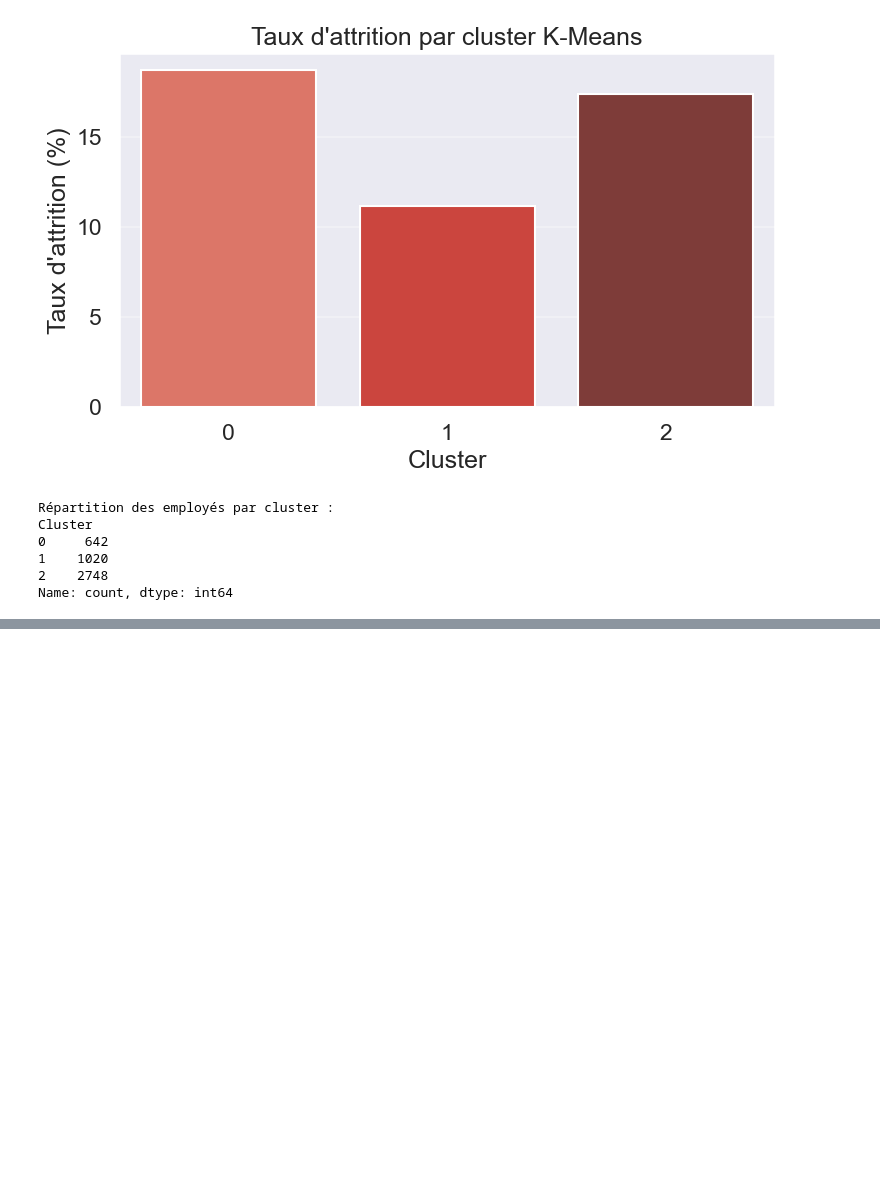
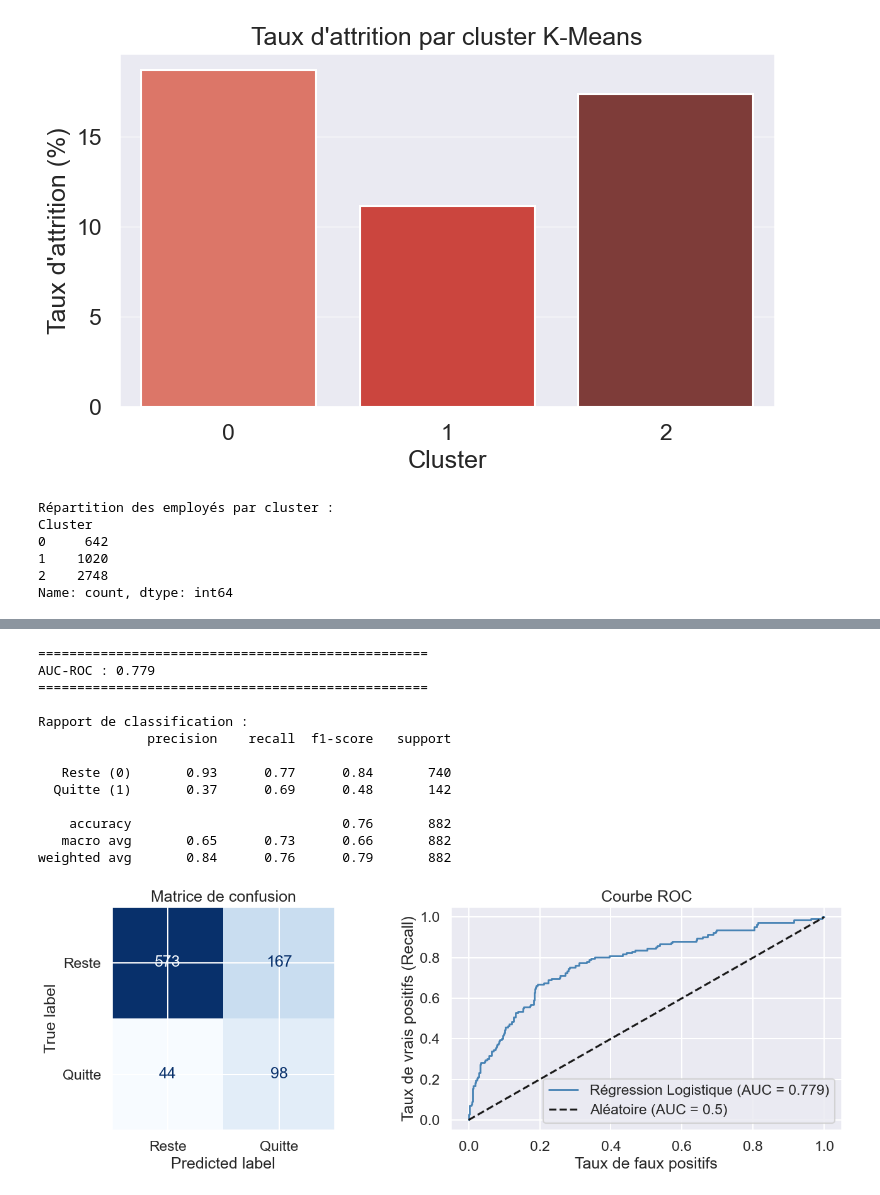
Before and after one commit to Raikuji/Cesi_Machine_Learning, a Jupyter notebook: projet_ia.ipynb, the cells around one changed output, grey strips where cells are left out. Saved outputs shown, nothing was run; the diff lists cells and outputs as text; code cells hidden in the pictures; blank space fills up the shorter version.

Commit message:
regression logistique + matrice confusions + interpret coefs

```diff
--- a/projet_ia.ipynb
+++ b/projet_ia.ipynb
@@ -747,0 +840,80 @@ Name: count, dtype: int64
+# %%
+from sklearn.linear_model import LogisticRegression
+from sklearn.metrics import (
+    classification_report, confusion_matrix,
+    roc_auc_score, roc_curve, ConfusionMatrixDisplay
+)
+
+# --- 15.1 Entraînement du modèle ---
+# class_weight='balanced' : compense le déséquilibre 84%/16%
+# max_iter=1000 : assure la convergence sur ce jeu de données
+lr_model = LogisticRegression(class_weight='balanced', max_iter=1000, random_state=42)
+lr_model.fit(X_train, y_train)
+
+# --- 15.2 Prédictions ---
+y_pred       = lr_model.predict(X_test)
+y_pred_proba = lr_model.predict_proba(X_test)[:, 1]  # probabilité d'attrition
+
+# --- 15.3 Métriques ---
+auc_score = roc_auc_score(y_test, y_pred_proba)
+print("=" * 50)
+print(f"AUC-ROC : {auc_score:.3f}")
+print("=" * 50)
+print()
+print("Rapport de classification :")
+print(classification_report(y_test, y_pred, target_names=['Reste (0)', 'Quitte (1)']))
+
+# --- 15.4 Matrice de confusion ---
+fig, axes = plt.subplots(1, 2, figsize=(14, 5))
+
+# Matrice de confusion
+disp = ConfusionMatrixDisplay(confusion_matrix(y_test, y_pred),
+                               display_labels=['Reste', 'Quitte'])
+disp.plot(ax=axes[0], colorbar=False, cmap='Blues')
+axes[0].set_title('Matrice de confusion')
+
+# Courbe ROC
+fpr, tpr, _ = roc_curve(y_test, y_pred_proba)
+axes[1].plot(fpr, tpr, label=f'Régression Logistique (AUC = {auc_score:.3f})', color='steelblue', lw=2)
+axes[1].plot([0, 1], [0, 1], 'k--', label='Aléatoire (AUC = 0.5)')
+axes[1].set_xlabel('Taux de faux positifs')
+axes[1].set_ylabel('Taux de vrais positifs (Recall)')
+axes[1].set_title('Courbe ROC')
+axes[1].legend()
+plt.tight_layout()
+plt.show()
+
+# --- 15.5 Interprétation des coefficients ---
+# Les variables avec les coefficients les plus élevés augmentent la probabilité de départ
+coef_df = pd.DataFrame({
+    'Variable': X_train.columns,
+    'Coefficient': lr_model.coef_[0]
+}).sort_values('Coefficient', key=abs, ascending=False).head(15)
+
+fig, ax = plt.subplots(figsize=(10, 6))
+colors = ['#e74c3c' if c > 0 else '#2ecc71' for c in coef_df['Coefficient']]
+ax.barh(coef_df['Variable'], coef_df['Coefficient'], color=colors)
+ax.axvline(0, color='black', linewidth=0.8)
+ax.set_title('Top 15 variables — Coefficients de la Régression Logistique\n'
+             '(rouge = augmente le risque de départ, vert = réduit le risque)')
+ax.set_xlabel('Coefficient')
+plt.tight_layout()
+plt.show()
+
+print("\nTop 15 variables les plus influentes :")
+print(coef_df.to_string(index=False))
+# %% [output]
+==================================================
+AUC-ROC : 0.779
+==================================================
+
+Rapport de classification :
+              precision    recall  f1-score   support
+
+   Reste (0)       0.93      0.77      0.84       740
+  Quitte (1)       0.37      0.69      0.48       142
+
+    accuracy                           0.76       882
+   macro avg       0.65      0.73      0.66       882
+weighted avg       0.84      0.76      0.79       882
+[figure, added]
```
Also changed, not shown: parts of 4 cells of this notebook.
